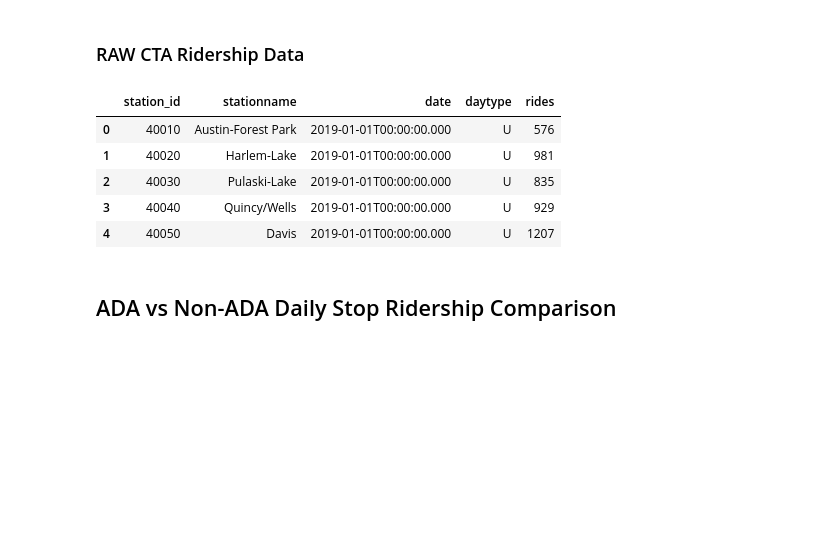
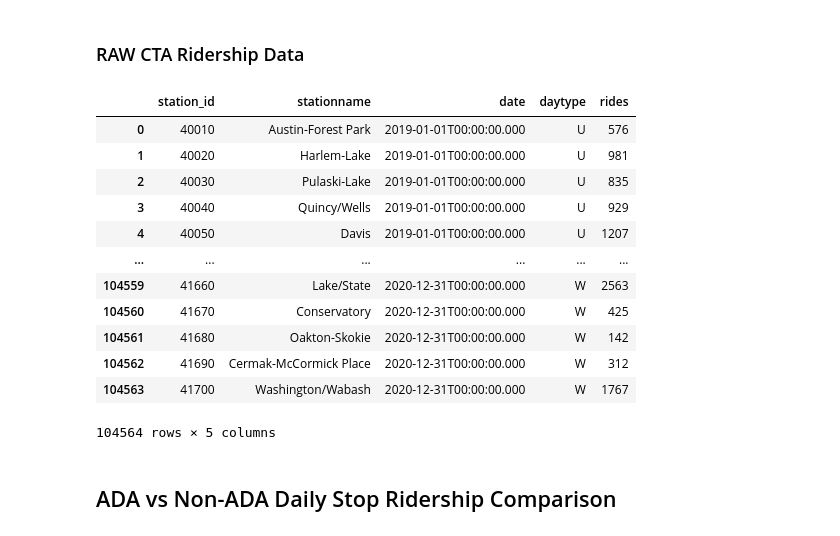
Before and after one commit to scarletstudio/transithealth, a Jupyter notebook: notebooks/mgarcia18/ADA vs Non-ADA CTA Stops.ipynb, the cells around one changed output. Drawn from its saved outputs; the diff is of its cells as text; code cells hidden in the pictures; blank space fills up the shorter version.

```diff
--- a/notebooks/mgarcia18/ADA vs Non-ADA CTA Stops.ipynb
+++ b/notebooks/mgarcia18/ADA vs Non-ADA CTA Stops.ipynb
@@ -33,22 +33,29 @@ pd.DataFrame(rows_to_dicts(cur, rows))
 # %%
 cur = con.cursor()
 rows = cur.execute("""
 SELECT *
 FROM cta_train_ridership
-LIMIT 5
+
 
 """).fetchall()
 
 rows
 
 pd.DataFrame(rows_to_dicts(cur, rows))
 # %% [output]
 |  | station_id | stationname | date | daytype | rides |
 | 0 | 40010 | Austin-Forest Park | 2019-01-01T00:00:00.000 | U | 576 |
 | 1 | 40020 | Harlem-Lake | 2019-01-01T00:00:00.000 | U | 981 |
 | 2 | 40030 | Pulaski-Lake | 2019-01-01T00:00:00.000 | U | 835 |
 | 3 | 40040 | Quincy/Wells | 2019-01-01T00:00:00.000 | U | 929 |
 | 4 | 40050 | Davis | 2019-01-01T00:00:00.000 | U | 1207 |
+| ... | ... | ... | ... | ... | ... |
+| 104559 | 41660 | Lake/State | 2020-12-31T00:00:00.000 | W | 2563 |
+| 104560 | 41670 | Conservatory | 2020-12-31T00:00:00.000 | W | 425 |
+| 104561 | 41680 | Oakton-Skokie | 2020-12-31T00:00:00.000 | W | 142 |
+| 104562 | 41690 | Cermak-McCormick Place | 2020-12-31T00:00:00.000 | W | 312 |
+| 104563 | 41700 | Washington/Wabash | 2020-12-31T00:00:00.000 | W | 1767 |
+104564 rows × 5 columns
 # %% [markdown]
 ## ADA vs Non-ADA Daily Stop Ridership Comparison
 # %% [markdown]
```
Also changed, not shown: parts of 9 cells of this notebook, 5 other files.
